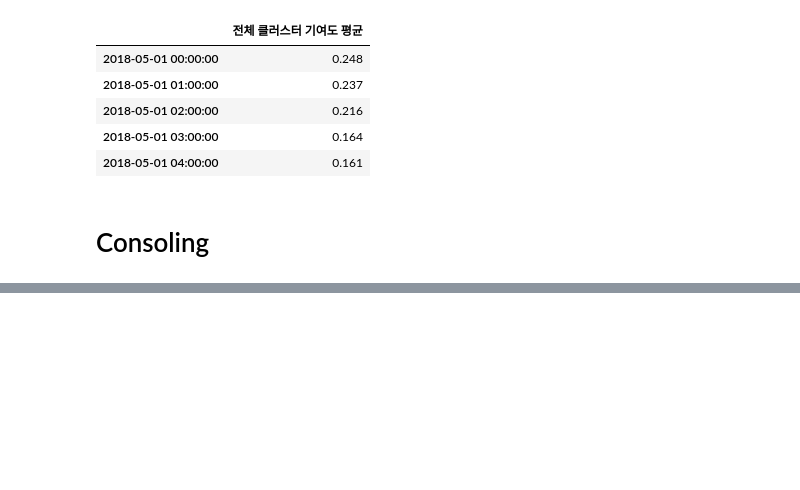
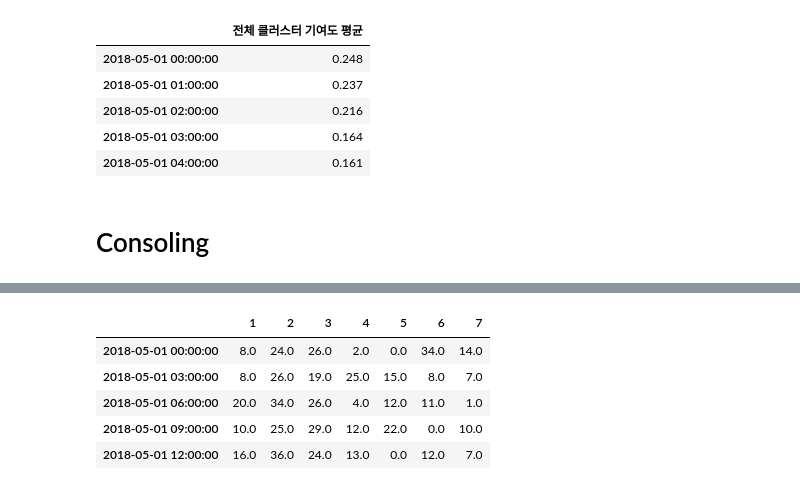
Before and after one commit to formegusto/distribution-by-contribution, a Jupyter notebook: Time Division KMeans pt.3 feedback idea.ipynb, the cells around one changed output, grey strips where cells are left out. Cells and saved outputs as stored; diff of their text form; code cells hidden in the pictures; blank space fills up the shorter version.

```diff
--- a/Time Division KMeans pt.3 feedback idea.ipynb
+++ b/Time Division KMeans pt.3 feedback idea.ipynb
@@ -272,0 +286,90 @@ sgconsoling()
+# %%
+DAY_ARR = np.array(["월", "화", "수", "목", "금", "토", "일"])
+TIME_KOR_STR = np.array(["{}시 ~ {}시".format(_, _+(size-1)) for _ in range(0, 24, size)])
+
+all_day_cols = [df.index.weekday == day for day in range(0, 7)]
+day_cols = [acc.index.weekday == day for day in range(0, 7)]
+time_cols = [acc.index.time == dt.time(time, 0) for time in range(0, 24, size)]
+all_time_cols = [(df.index.time >= dt.time(time, 0)) &
+                 (df.index.time <= dt.time(time + (size - 1), 0))
+                 for time in range(0, 24, size)]
+
+# Cont Parsing
+acc_day_cont = pd.DataFrame(
+    [acc[day].mean().round() for day in day_cols],
+    index=DAY_ARR)
+acc_time_cont = pd.DataFrame(
+    [acc[time].mean().round() for time in time_cols],
+    index=TIME_KOR_STR)
+
+cc_day_cont = pd.DataFrame(
+    [cc_cont[day].mean().round() for day in day_cols],
+    index=DAY_ARR,
+    columns=cc_cont.columns)
+cc_time_cont = pd.DataFrame(
+    [cc_cont[time].mean().round() for time in time_cols],
+    index=TIME_KOR_STR,
+    columns=cc_cont.columns)
+
+day_cont = pd.DataFrame(
+    [contribution_df[day].mean().round() for day in day_cols],
+    index=DAY_ARR,
+    columns=contribution_df.columns)
+time_cont = pd.DataFrame(
+    [contribution_df[time].mean().round() for time in time_cols],
+    index=TIME_KOR_STR,
+    columns=contribution_df.columns)
+
+# Usage Parsing
+acc_day_usage = pd.DataFrame(
+    [round(acc_pattern[day].mean() * 1000) / 1000 for day in all_day_cols],
+    index=DAY_ARR)
+acc_time_usage = pd.DataFrame(
+    [round(acc_pattern[time].mean() * 1000) / 1000 for time in all_time_cols],
+    index=TIME_KOR_STR)
+
+cc_day_usage = pd.DataFrame(
+    [round(cc_pattern[day].mean() * 1000) / 1000 for day in all_day_cols],
+    index=DAY_ARR,
+    columns=cc_cont.columns)
+cc_time_usage = pd.DataFrame(
+    [round(cc_pattern[time].mean() * 1000) / 1000 for time in all_time_cols],
+    index=TIME_KOR_STR,
+    columns=cc_cont.columns)
+
+day_usage = pd.DataFrame(
+    [round(df[day].mean() * 1000) / 1000 for day in all_day_cols],
+    index=DAY_ARR,
+    columns=contribution_df.columns)
+time_usage = pd.DataFrame(
+    [round(df[time].mean() * 1000) / 1000 for time in all_time_cols],
+    index=TIME_KOR_STR,
+    columns=contribution_df.columns)
+
+# statistics_cont_count
+scc = pd.DataFrame()
+max_cont = int(contribution_df.values.max())
+
+all_cont_count = np.array([])
+for cont_idx in contribution_df.index:
+    _cont_count = contribution_df.loc[cont_idx].groupby(contribution_df.loc[cont_idx]).count()
+    cont_count = np.array([])
+    for _key in range(1, max_cont + 1):
+        if _key in _cont_count.keys():
+            cont_count = np.append(cont_count, _cont_count[_key])
+        else:
+            cont_count = np.append(cont_count, 0)
+
+    all_cont_count = np.append(all_cont_count, cont_count)
+all_cont_count = all_cont_count.reshape(-1, max_cont)
+
+scc = pd.DataFrame(all_cont_count, index=contribution_df.index, columns=range(1, max_cont+1))
+
+scc.head()
+# %% [output]
+|  | 1 | 2 | 3 | 4 | 5 | 6 | 7 |
+| 2018-05-01 00:00:00 | 8.0 | 24.0 | 26.0 | 2.0 | 0.0 | 34.0 | 14.0 |
+| 2018-05-01 03:00:00 | 8.0 | 26.0 | 19.0 | 25.0 | 15.0 | 8.0 | 7.0 |
+| 2018-05-01 06:00:00 | 20.0 | 34.0 | 26.0 | 4.0 | 12.0 | 11.0 | 1.0 |
+| 2018-05-01 09:00:00 | 10.0 | 25.0 | 29.0 | 12.0 | 22.0 | 0.0 | 10.0 |
+| 2018-05-01 12:00:00 | 16.0 | 36.0 | 24.0 | 13.0 | 0.0 | 12.0 | 7.0 |
```
Also changed, not shown: parts of 23 cells of this notebook, 2 other files.
